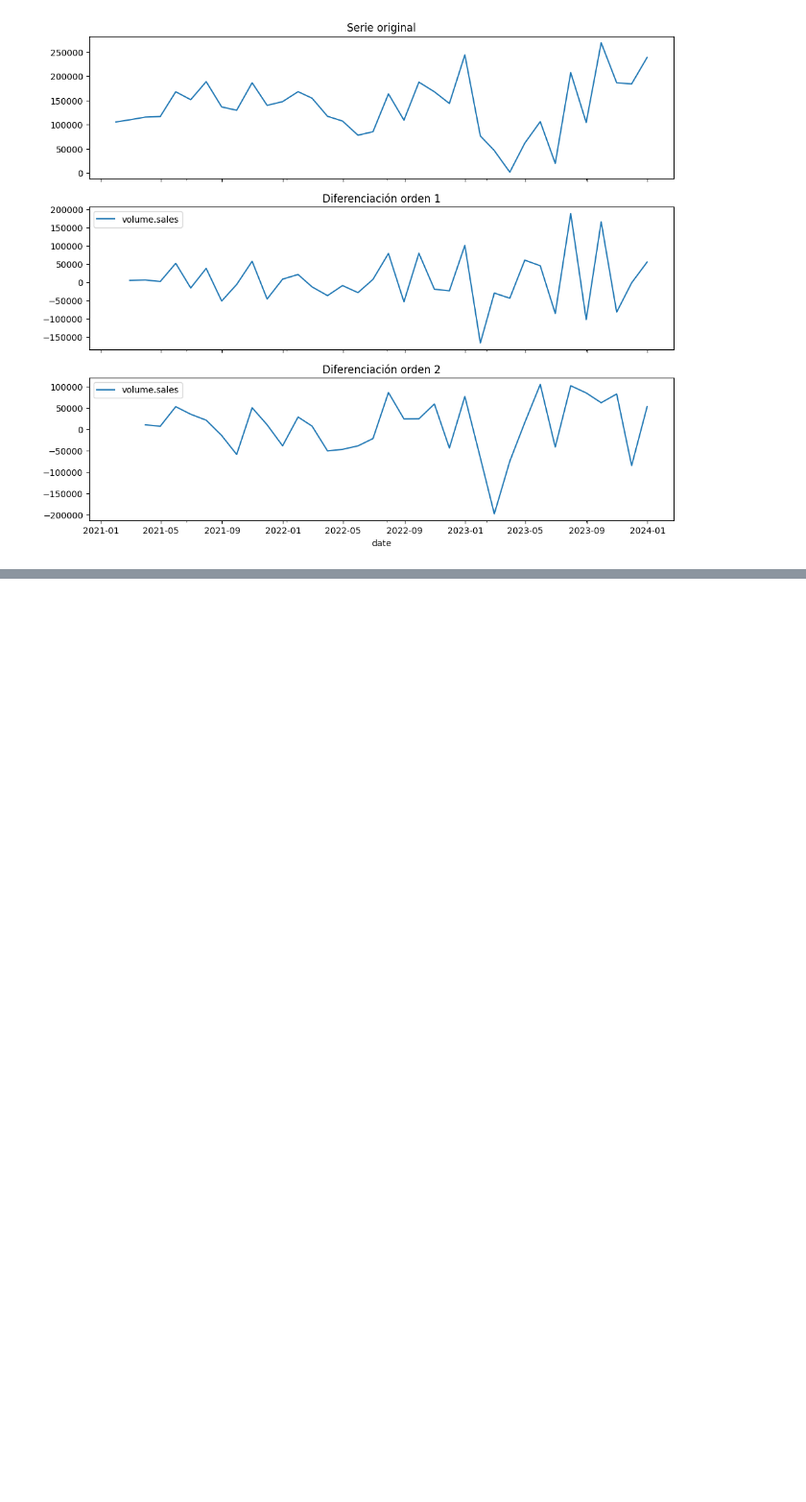
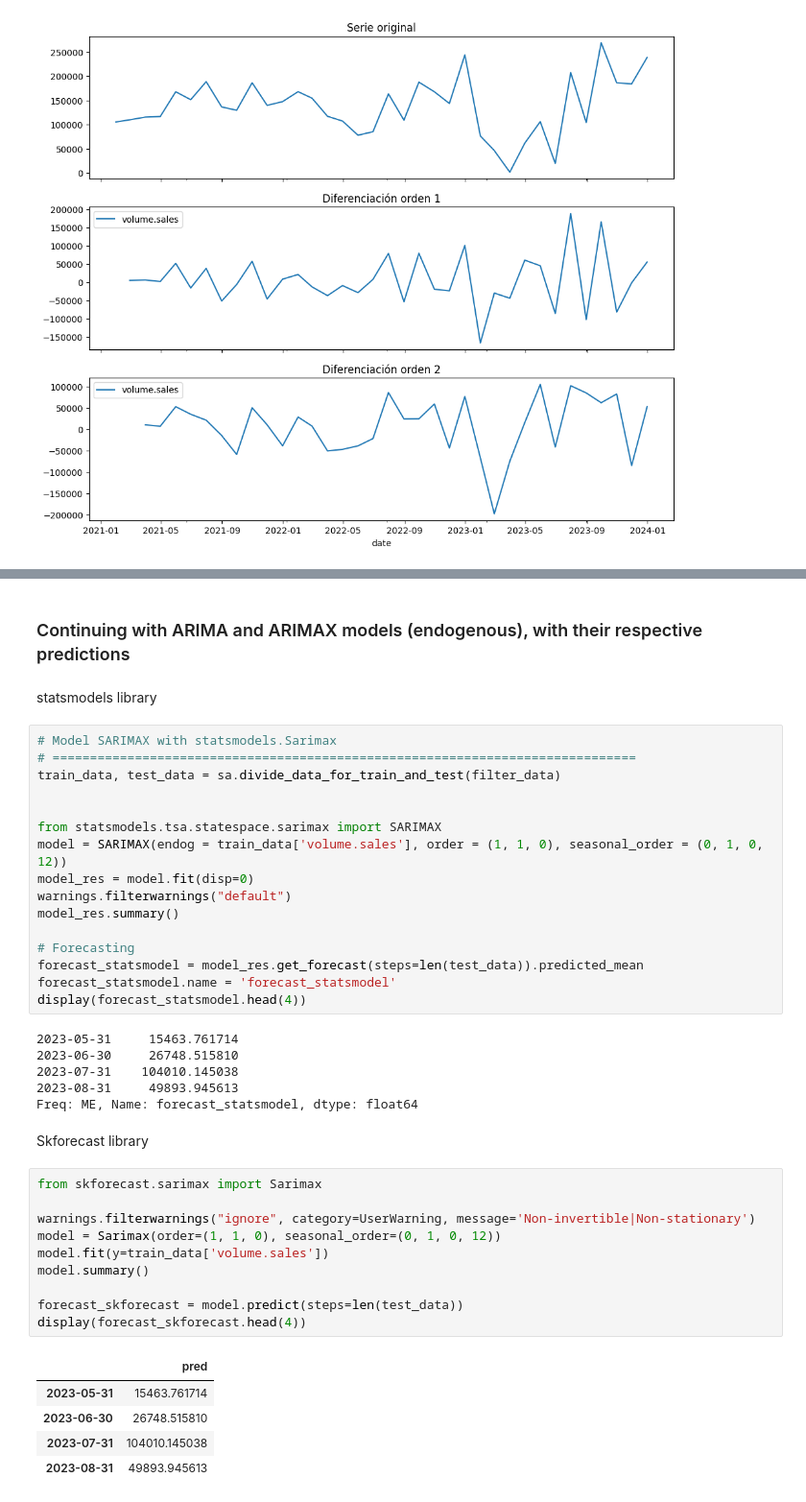
Before and after one commit to oscarjibou/BT-DataAnalysis, a Jupyter notebook: arimax.ipynb, the cells around one changed output, grey strips where cells are left out. Shown at 96% size. Saved outputs shown, nothing was run; the diff lists cells and outputs as text; blank space fills up the shorter version.

```diff
--- a/arimax.ipynb
+++ b/arimax.ipynb
@@ -192,0 +193,44 @@ Conclusion: we'll use the parameter d=0 in ARIMA and ARIMAX models.
+# %% [markdown]
+### Continuing with ARIMA and ARIMAX models (endogenous), with their respective predictions
+# %% [markdown]
+statsmodels library
+# %%
+# Model SARIMAX with statsmodels.Sarimax
+# ==============================================================================
+train_data, test_data = sa.divide_data_for_train_and_test(filter_data)
+
+
+from statsmodels.tsa.statespace.sarimax import SARIMAX
+model = SARIMAX(endog = train_data['volume.sales'], order = (1, 1, 0), seasonal_order = (0, 1, 0, 12))
+model_res = model.fit(disp=0)
+warnings.filterwarnings("default")
+model_res.summary()
+
+# Forecasting
+forecast_statsmodel = model_res.get_forecast(steps=len(test_data)).predicted_mean
+forecast_statsmodel.name = 'forecast_statsmodel'
+display(forecast_statsmodel.head(4))
+# %% [output]
+2023-05-31     15463.761714
+2023-06-30     26748.515810
+2023-07-31    104010.145038
+2023-08-31     49893.945613
+Freq: ME, Name: forecast_statsmodel, dtype: float64
+# %% [markdown]
+Skforecast library
+# %%
+from skforecast.sarimax import Sarimax
+
+warnings.filterwarnings("ignore", category=UserWarning, message='Non-invertible|Non-stationary')
+model = Sarimax(order=(1, 1, 0), seasonal_order=(0, 1, 0, 12))
+model.fit(y=train_data['volume.sales'])
+model.summary()
+
+forecast_skforecast = model.predict(steps=len(test_data))
+display(forecast_skforecast.head(4))
+# %% [output]
+|  | pred |
+| 2023-05-31 | 15463.761714 |
+| 2023-06-30 | 26748.515810 |
+| 2023-07-31 | 104010.145038 |
+| 2023-08-31 | 49893.945613 |
```
Also changed, not shown: parts of 10 cells of this notebook, 1 other file.
